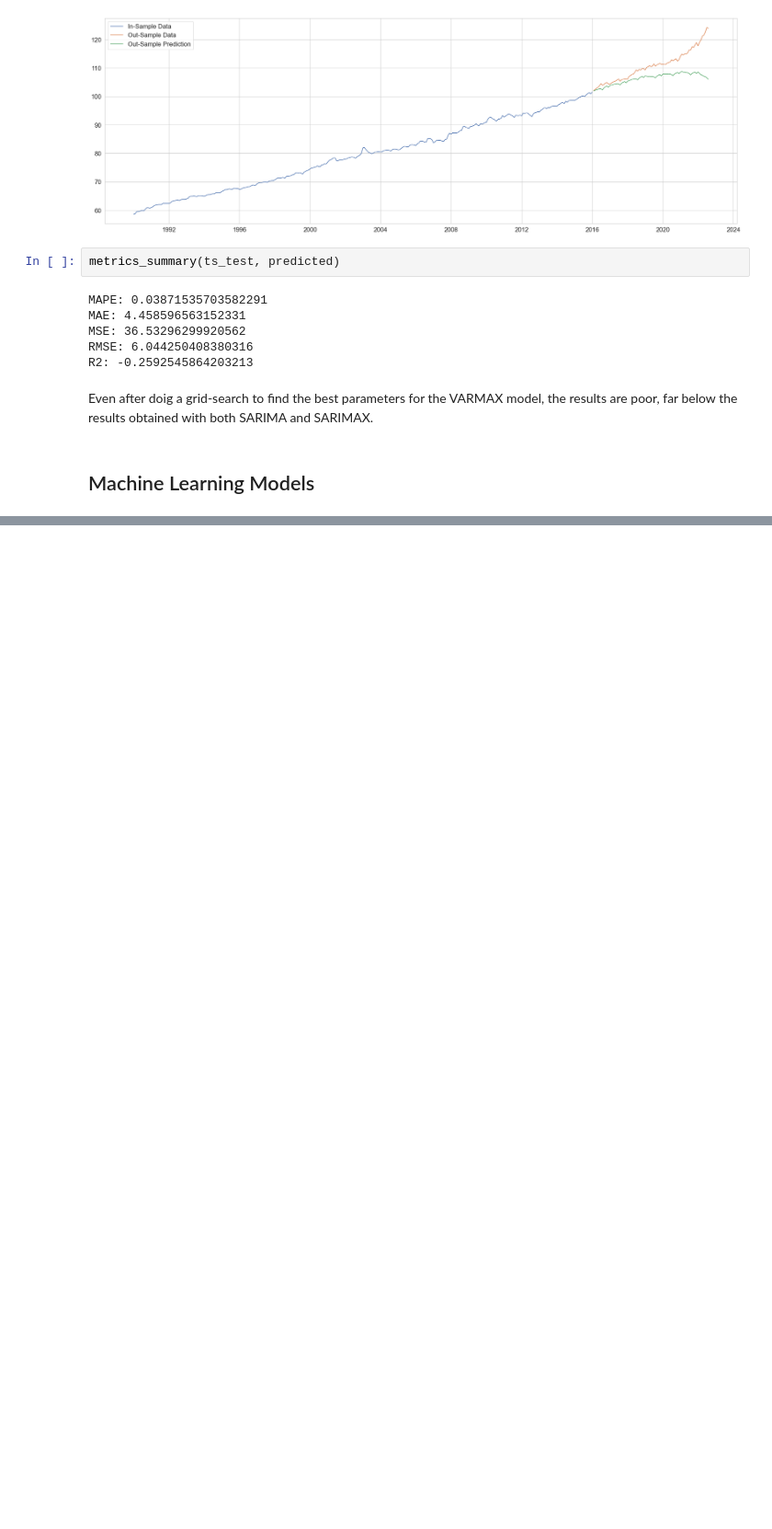
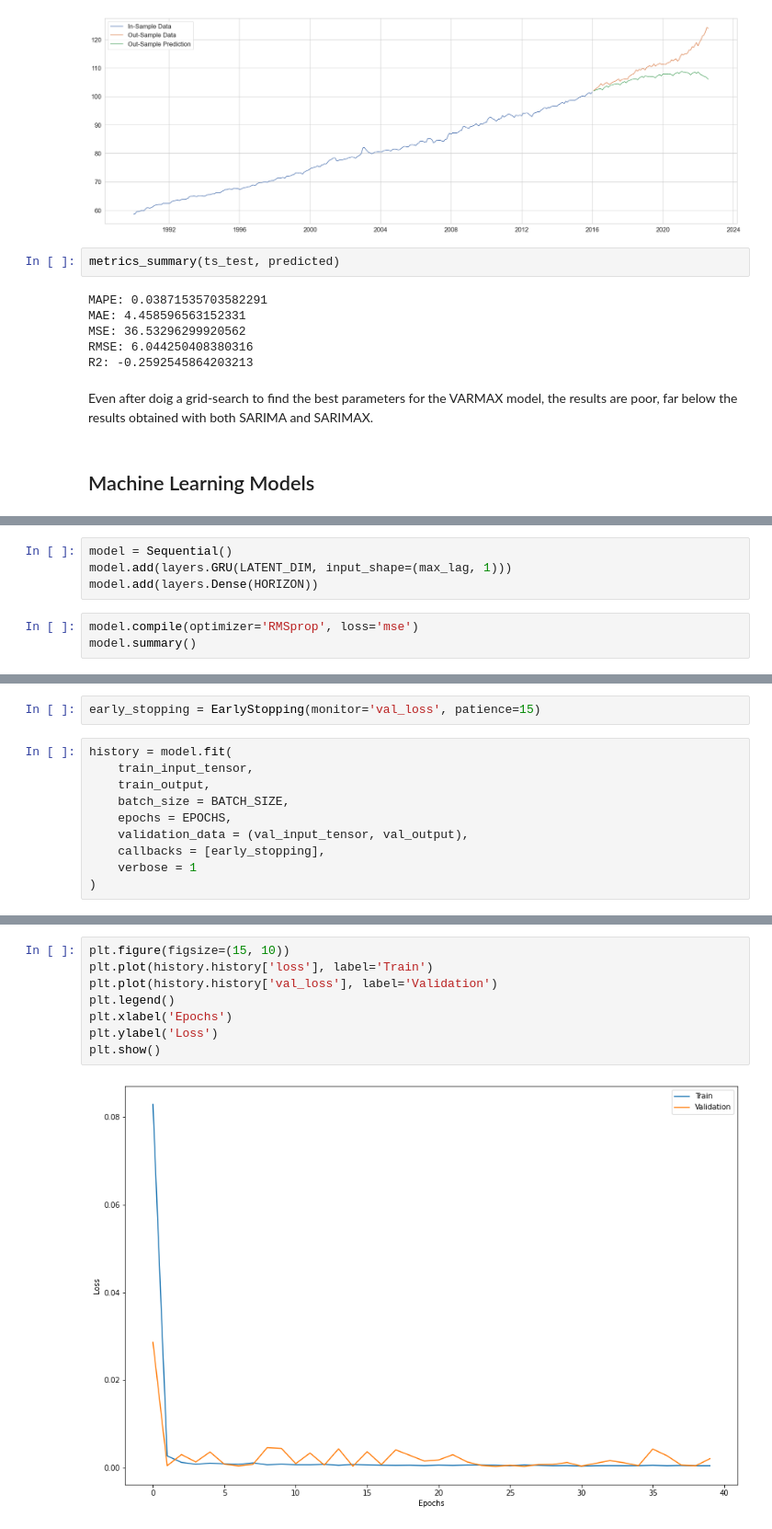
Before and after one commit to PugtgYosuky/Norwegian-CPI-forecast, a Jupyter notebook: ts-models.ipynb, the cells around one changed output, grey strips where cells are left out. Shown at 92% size. Cells and saved outputs as stored; diff of their text form; blank space fills up the shorter version.

```diff
--- a/ts-models.ipynb
+++ b/ts-models.ipynb
@@ -1229,0 +1333,7 @@ Even after doig a grid-search to find the best parameters for the VARMAX model,
+# %%
+model = Sequential()
+model.add(layers.GRU(LATENT_DIM, input_shape=(max_lag, 1)))
+model.add(layers.Dense(HORIZON))
+# %%
+model.compile(optimizer='RMSprop', loss='mse')
+model.summary()
@@ -1229,0 +1354,12 @@ Even after doig a grid-search to find the best parameters for the VARMAX model,
+# %%
+early_stopping = EarlyStopping(monitor='val_loss', patience=15)
+# %%
+history = model.fit(
+    train_input_tensor,
+    train_output,
+    batch_size = BATCH_SIZE,
+    epochs = EPOCHS,
+    validation_data = (val_input_tensor, val_output),
+    callbacks = [early_stopping],
+    verbose = 1
+)
@@ -1229,0 +1384,10 @@ Even after doig a grid-search to find the best parameters for the VARMAX model,
+# %%
+plt.figure(figsize=(15, 10))
+plt.plot(history.history['loss'], label='Train')
+plt.plot(history.history['val_loss'], label='Validation')
+plt.legend()
+plt.xlabel('Epochs')
+plt.ylabel('Loss')
+plt.show()
+# %% [output]
+[figure, added]
```
Also changed, not shown: parts of 40 cells of this notebook.
